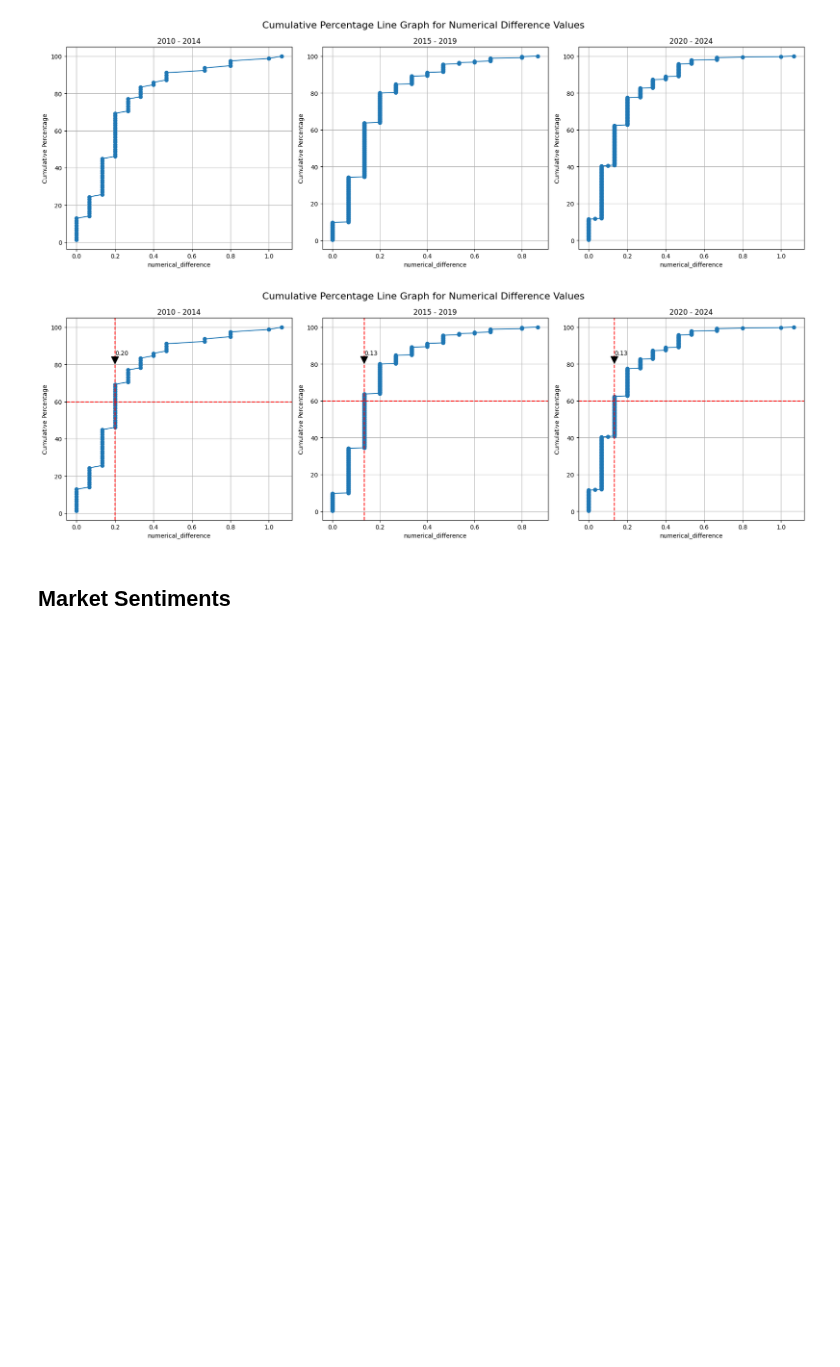
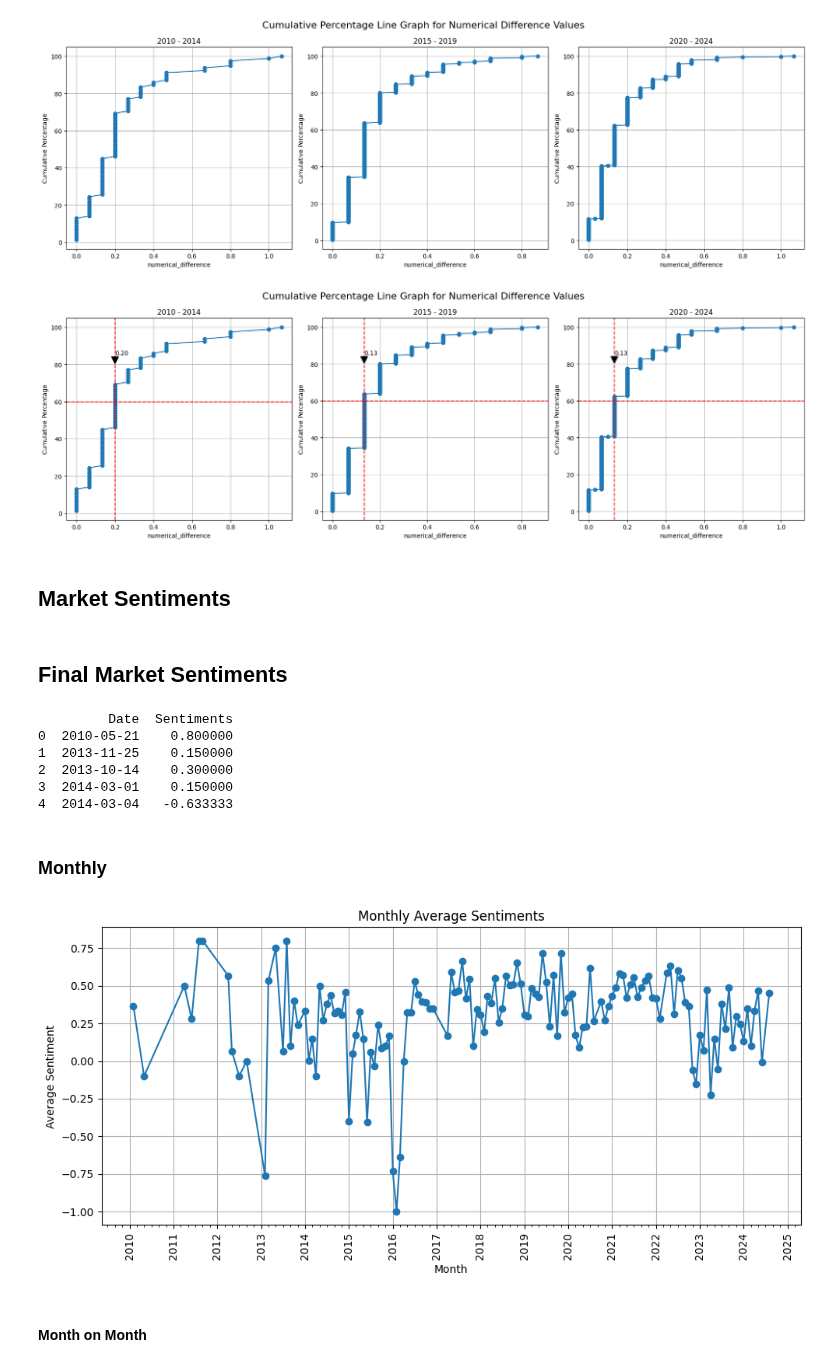
Before and after one commit to loowenwen/jtc-market-sentiments, a Jupyter notebook: sentiments.ipynb, the cells around one changed output. Saved outputs shown, nothing was run; the diff lists cells and outputs as text; code cells hidden in the pictures; blank space fills up the shorter version.

```diff
--- a/sentiments.ipynb
+++ b/sentiments.ipynb
@@ -387,3 +387,47 @@ processed_sheets = {sheet_name: process_sheet(sheet) for sheet_name, sheet in sh
 with pd.ExcelWriter(file_path) as writer:
     for sheet_name, sheet in processed_sheets.items():
         sheet.to_excel(writer, sheet_name=sheet_name, index=False)
+# %% [markdown]
+## Final Market Sentiments
+# %%
+file_path = 'processed_market_sentiments.xlsx'
+
+processed_dfs = []
+sheet_names = pd.ExcelFile(file_path).sheet_names
+
+for sheet in sheet_names:
+    # read the sheet into a DataFrame
+    df = pd.read_excel(file_path, sheet_name=sheet)
+
+    # select the 'Date' and 'sentiment' columns
+    df = df[['Date', 'sentiment']]
+
+    # rename the 'sentiment' column to 'Sentiments'
+    df.rename(columns={'sentiment': 'Sentiments'}, inplace=True)
+
+    # slicing the 'Date' column
+    df['Date'] = df['Date'].str[:10]
+
+    # ensure the 'Sentiments' column is numerical
+    df['Sentiments'] = pd.to_numeric(df['Sentiments'], errors='coerce')
+
+    # append the processed DataFrame to the list
+    processed_dfs.append(df)
+
+# concatenate all processed DataFrames
+final_df = pd.concat(processed_dfs, ignore_index=True)
+
+# display the processed DataFrame
+print(final_df.head())
+
+# save the processed DataFrame to a new Excel file
+final_df.to_excel('final_market_sentiments.xlsx', sheet_name='master',index=False)
+# %% [output]
+         Date  Sentiments
+0  2010-05-21    0.800000
+1  2013-11-25    0.150000
+2  2013-10-14    0.300000
+3  2014-03-01    0.150000
+4  2014-03-04   -0.633333
+# %% [markdown]
+### Monthly
@@ -389,0 +450,28 @@ with pd.ExcelWriter(file_path) as writer:
+# %%
+import pandas as pd
+import matplotlib.pyplot as plt
+import matplotlib.dates as mdates
+
+file_path = 'final_market_sentiments.xlsx'
+monthly_sentiments = pd.read_excel(file_path, sheet_name='monthly sentiments')
+
+monthly_sentiments['Month'] = pd.to_datetime(monthly_sentiments['Month'])
+
+plt.figure(figsize=(10, 5))
+plt.plot(monthly_sentiments['Month'], monthly_sentiments['Average_Sentiment'], marker='o')
+plt.title('Monthly Average Sentiments')
+plt.xlabel('Month')
+plt.ylabel('Average Sentiment')
+
+plt.gca().xaxis.set_major_locator(mdates.YearLocator())
+plt.gca().xaxis.set_minor_locator(mdates.MonthLocator([1, 3, 5, 7, 9, 11]))
+plt.gca().xaxis.set_major_formatter(mdates.DateFormatter('%Y'))
+
+plt.xticks(rotation=90)
+plt.grid(True)
+plt.tight_layout()
+plt.show()
+# %% [output]
+[figure, added]
+# %% [markdown]
+#### Month on Month
```
Also changed, not shown: parts of 11 cells of this notebook, 2 other files.
